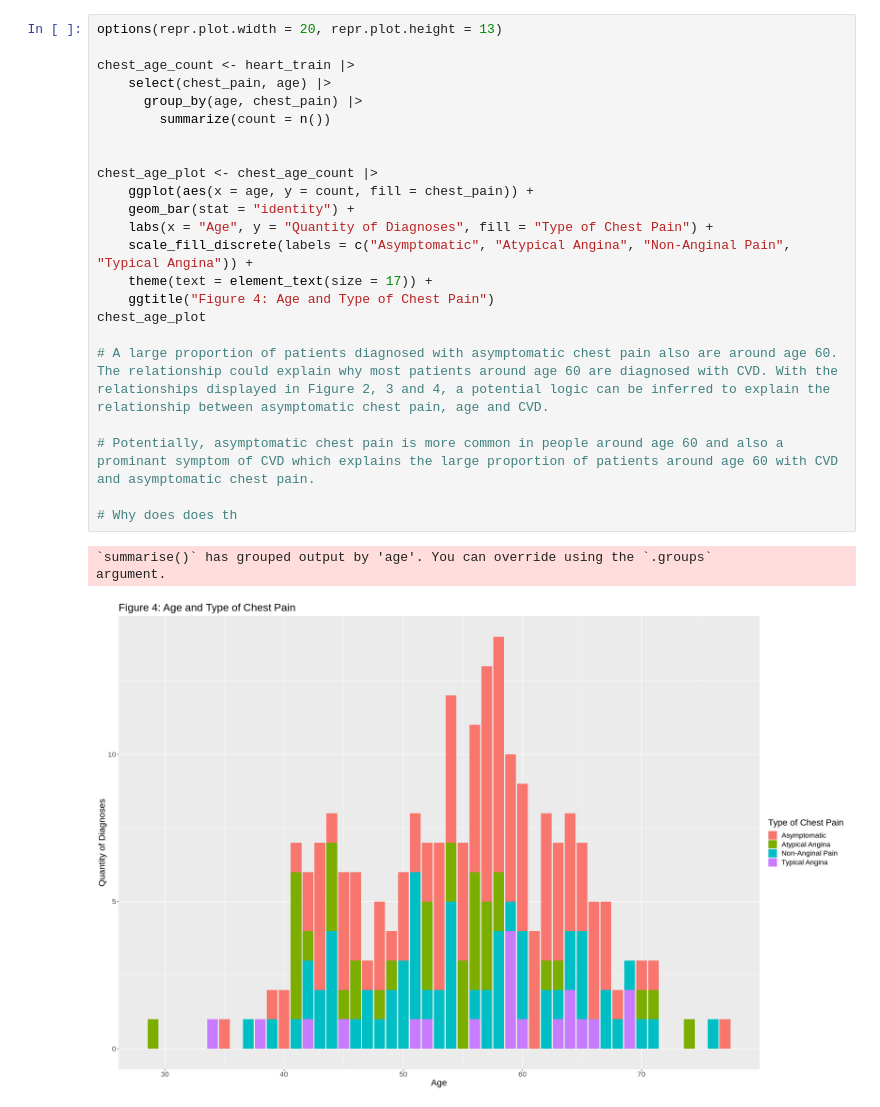
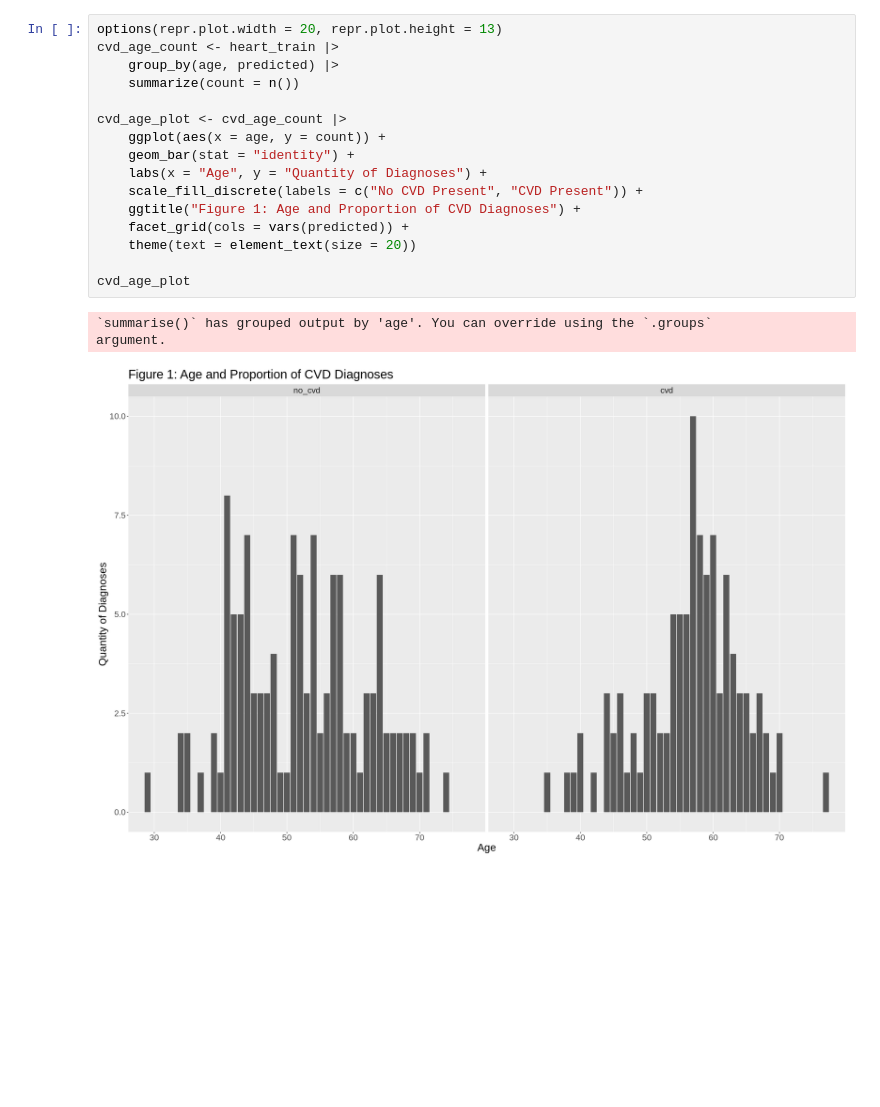
Before and after one commit to VashistSahil/DSCI-100-project, a Jupyter notebook: proposal graphs.ipynb, the cells around one changed output. Drawn from its saved outputs; the diff is of its cells as text; blank space fills up the shorter version.

```diff
--- a/proposal graphs.ipynb
+++ b/proposal graphs.ipynb
@@ -150,30 +76,23 @@ cvd_chest_plot
-# %%
-options(repr.plot.width = 20, repr.plot.height = 13)
-
-chest_age_count <- heart_train |>
-    select(chest_pain, age) |>
-      group_by(age, chest_pain) |>
-        summarize(count = n())
-
-
-chest_age_plot <- chest_age_count |>
-    ggplot(aes(x = age, y = count, fill = chest_pain)) +
-    geom_bar(stat = "identity") +
-    labs(x = "Age", y = "Quantity of Diagnoses", fill = "Type of Chest Pain") +
-    scale_fill_discrete(labels = c("Asymptomatic", "Atypical Angina", "Non-Anginal Pain", "Typical Angina")) +
-    theme(text = element_text(size = 17)) +
-    ggtitle("Figure 4: Age and Type of Chest Pain")
-chest_age_plot
-
-# A large proportion of patients diagnosed with asymptomatic chest pain also are around age 60. The relationship could explain why most patients around age 60 are diagnosed with CVD. With the relationships displayed in Figure 2, 3 and 4, a potential logic can be inferred to explain the relationship between asymptomatic chest pain, age and CVD.
-
-# Potentially, asymptomatic chest pain is more common in people around age 60 and also a prominant symptom of CVD which explains the large proportion of patients around age 60 with CVD and asymptomatic chest pain.
-
-# Why does does th
-# %% [output]
-`summarise()` has grouped output by 'age'. You can override using the `.groups`
-argument.
-[figure, removed]
+# %%
+options(repr.plot.width = 20, repr.plot.height = 13)
+cvd_age_count <- heart_train |>
+    group_by(age, predicted) |>
+    summarize(count = n())
+
+cvd_age_plot <- cvd_age_count |>
+    ggplot(aes(x = age, y = count)) +
+    geom_bar(stat = "identity") +
+    labs(x = "Age", y = "Quantity of Diagnoses") +
+    scale_fill_discrete(labels = c("No CVD Present", "CVD Present")) +
+    ggtitle("Figure 1: Age and Proportion of CVD Diagnoses") +
+    facet_grid(cols = vars(predicted)) +
+    theme(text = element_text(size = 20))
+
+cvd_age_plot
+# %% [output]
+`summarise()` has grouped output by 'age'. You can override using the `.groups`
+argument.
+[figure, added]
 # %%
 options(repr.plot.width = 10, repr.plot.height = 10)
 
```
Also changed, not shown: parts of 9 cells of this notebook.
